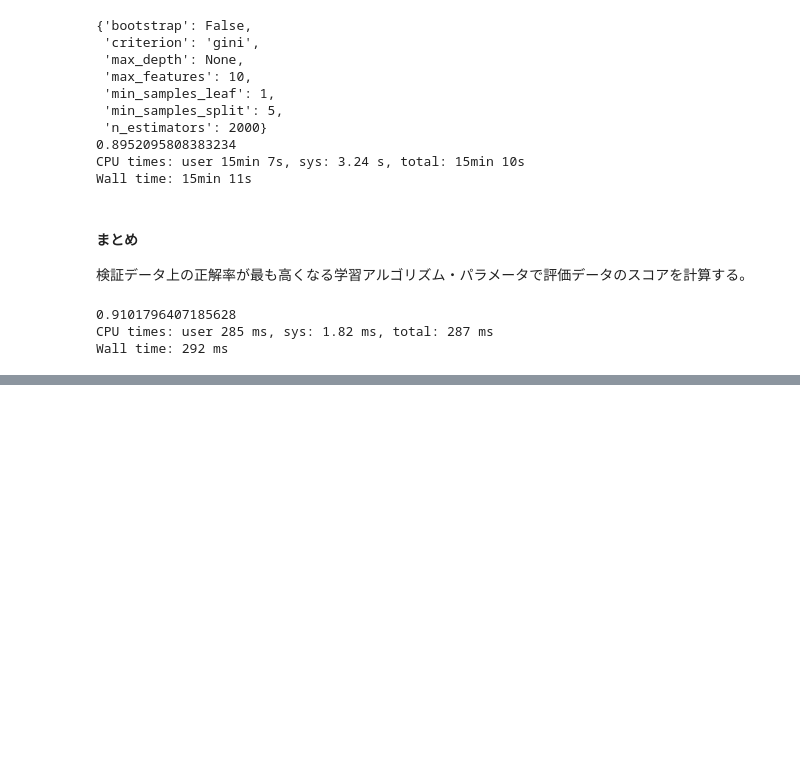
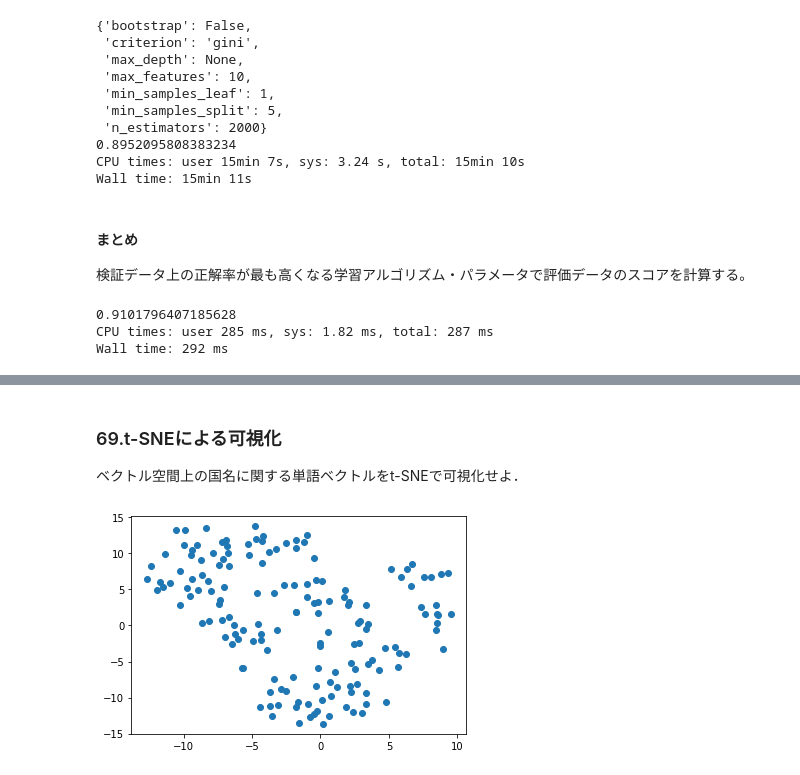
Before and after one commit to kashiraWork/NLP100v2020, a Jupyter notebook: NLP100_exercise_2020.ipynb, the cells around one changed output, grey strips where cells are left out. Saved outputs shown, nothing was run; the diff lists cells and outputs as text; code cells hidden in the pictures; blank space fills up the shorter version.

```diff
--- a/NLP100_exercise_2020.ipynb
+++ b/NLP100_exercise_2020.ipynb
@@ -1821,0 +2093,15 @@ Wall time: 292 ms
+# %% [markdown]
+### 69.t-SNEによる可視化
+ベクトル空間上の国名に関する単語ベクトルをt-SNEで可視化せよ．
+# %%
+from sklearn.manifold import TSNE
+import matplotlib.pyplot as plt
+
+X = np.array(country_vec)
+tsne = TSNE(n_components=2, random_state=0, n_iter=5000)
+ret = tsne.fit_transform(X)
+plt.scatter(ret[:, 0], ret[:, 1])
+
+plt.show()
+# %% [output]
+[figure, added]
```
Also changed, not shown: parts of 28 cells of this notebook.
